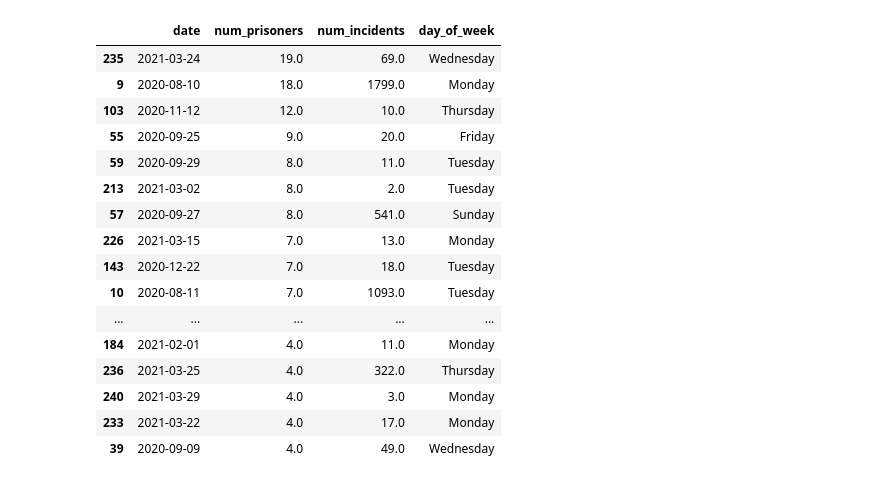
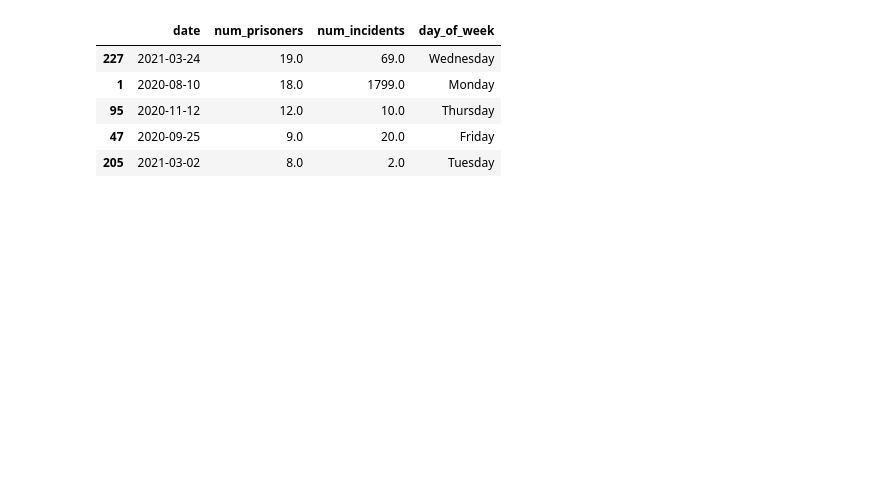
Before and after one commit to IshitaGopal/telegram-analysis, a Jupyter notebook: analysis/viasna_analysis.ipynb, the cells around one changed output. Cells and saved outputs as stored; diff of their text form; code cells hidden in the pictures; blank space fills up the shorter version.

```diff
--- a/analysis/viasna_analysis.ipynb
+++ b/analysis/viasna_analysis.ipynb
@@ -5,5 +7,5 @@ import matplotlib.pyplot as plt
 # %%
-min_date = pd.to_datetime("2020-08-01")
+min_date = pd.to_datetime("2020-08-09")
 max_date = pd.to_datetime("2021-04-01")
 # %%
 prisoners_f = "processed_data/viasna_data/viasna_political_prisoners.csv"
@@ -18,10 +20,10 @@ prisoners.date_of_detention = pd.to_datetime(prisoners.date_of_detention)
 incedents.date_of_incident = pd.to_datetime(incedents.date_of_incident)
 
 # filter by date
-prisoners_date_filt = (prisoners.date_of_detention > min_date) & (prisoners.date_of_detention < max_date)
+prisoners_date_filt = (prisoners.date_of_detention >= min_date) & (prisoners.date_of_detention <= max_date)
 prisoners_filt = prisoners.loc[prisoners_date_filt, :]
 
-incedents_date_filt = (incedents.date_of_incident > min_date) & (incedents.date_of_incident < max_date)
+incedents_date_filt = (incedents.date_of_incident >= min_date) & (incedents.date_of_incident <= max_date)
 incedents_filt = incedents.loc[incedents_date_filt, :]
 # %%
 # Daily number of prisoners
@@ -109,20 +111,9 @@ df_merge.plot(
 # %%
-df_merge.sort_values(by="num_prisoners", ascending=False).head(50)
+df_merge.sort_values(by="num_prisoners", ascending=False).head(5)
 # %% [output]
 |  | date | num_prisoners | num_incidents | day_of_week |
-| 235 | 2021-03-24 | 19.0 | 69.0 | Wednesday |
-| 9 | 2020-08-10 | 18.0 | 1799.0 | Monday |
-| 103 | 2020-11-12 | 12.0 | 10.0 | Thursday |
-| 55 | 2020-09-25 | 9.0 | 20.0 | Friday |
-| 59 | 2020-09-29 | 8.0 | 11.0 | Tuesday |
-| 213 | 2021-03-02 | 8.0 | 2.0 | Tuesday |
-| 57 | 2020-09-27 | 8.0 | 541.0 | Sunday |
-| 226 | 2021-03-15 | 7.0 | 13.0 | Monday |
-| 143 | 2020-12-22 | 7.0 | 18.0 | Tuesday |
-| 10 | 2020-08-11 | 7.0 | 1093.0 | Tuesday |
-| ... | ... | ... | ... | ... |
-| 184 | 2021-02-01 | 4.0 | 11.0 | Monday |
-| 236 | 2021-03-25 | 4.0 | 322.0 | Thursday |
-| 240 | 2021-03-29 | 4.0 | 3.0 | Monday |
-| 233 | 2021-03-22 | 4.0 | 17.0 | Monday |
-| 39 | 2020-09-09 | 4.0 | 49.0 | Wednesday |
+| 227 | 2021-03-24 | 19.0 | 69.0 | Wednesday |
+| 1 | 2020-08-10 | 18.0 | 1799.0 | Monday |
+| 95 | 2020-11-12 | 12.0 | 10.0 | Thursday |
+| 47 | 2020-09-25 | 9.0 | 20.0 | Friday |
+| 205 | 2021-03-02 | 8.0 | 2.0 | Tuesday |
```
Also changed, not shown: parts of 4 cells of this notebook, 5 other files.
